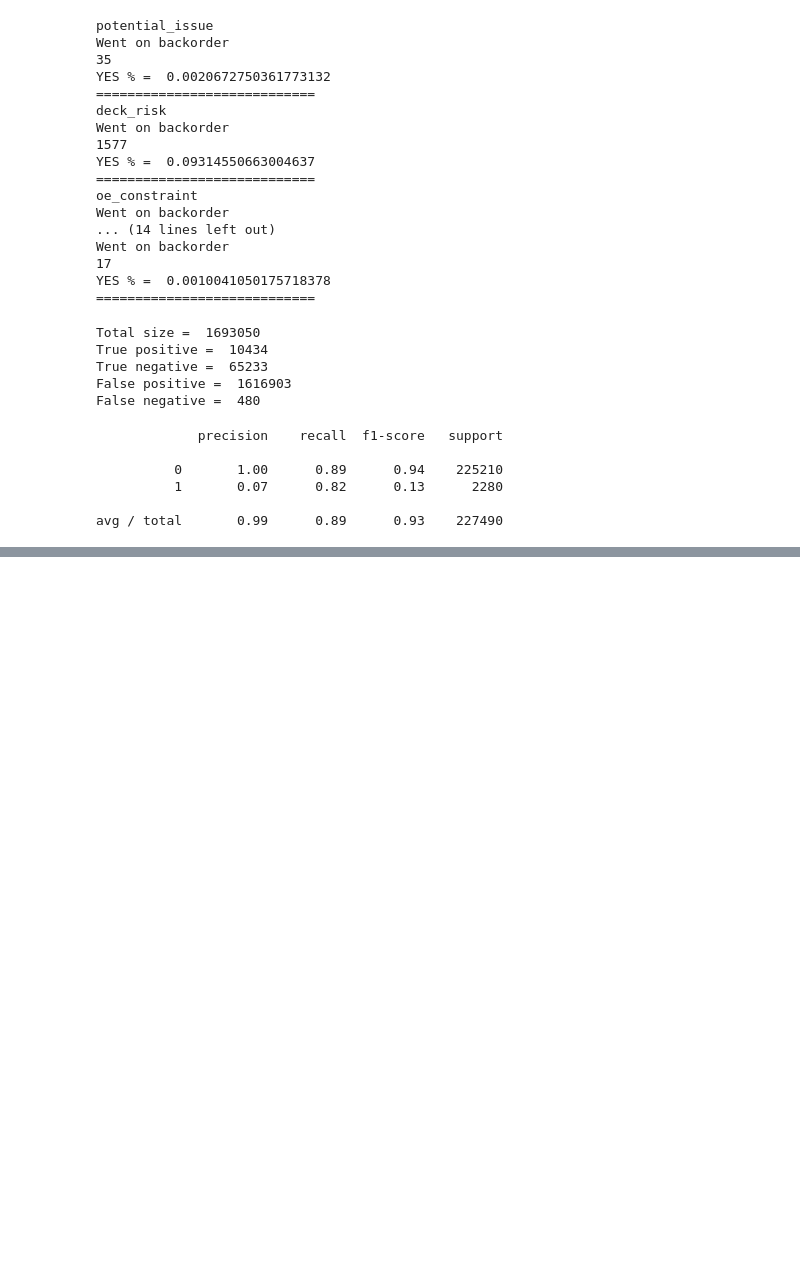
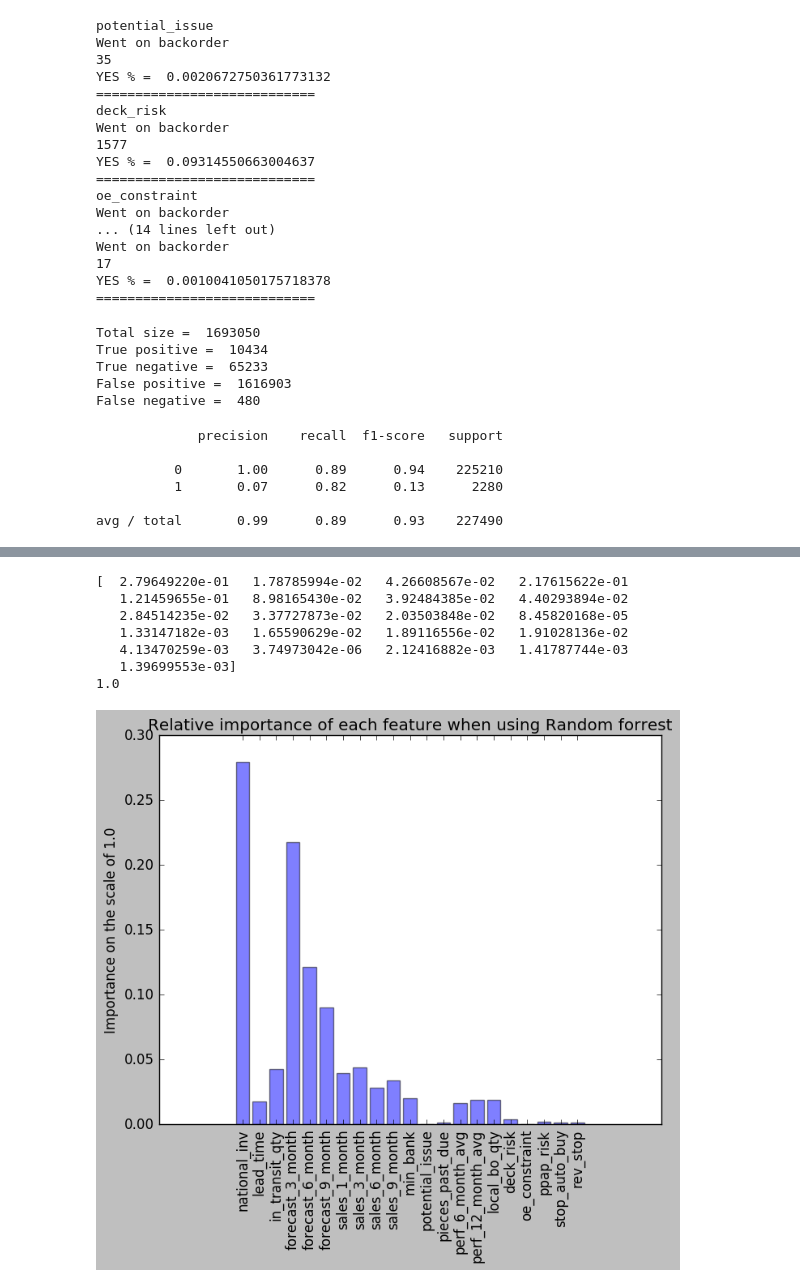
Before and after one commit to adarshakb/mlnd-capstone-project, a Jupyter notebook: Data-explorer.ipynb, the cells around one changed output, grey strips where cells are left out. Drawn from its saved outputs; the diff is of its cells as text; code cells hidden in the pictures; blank space fills up the shorter version.

```diff
--- a/Data-explorer.ipynb
+++ b/Data-explorer.ipynb
@@ -114,0 +138,25 @@ avg / total       0.99      0.89      0.93    227490
+# %%
+#lets examine the feature importance
+print(est.feature_importances_)
+print(np.sum(est.feature_importances_))
+
+
+objects = tuple(train_data.columns.values[:-1])
+y_pos = np.arange(len(objects))
+performance = est.feature_importances_
+
+plt.bar(y_pos, performance, align='center', alpha=0.5)
+plt.xticks(y_pos, objects, rotation='vertical')
+plt.ylabel('Importance on the scale of 1.0')
+plt.title('Relative importance of each feature when using Random forrest')
+
+plt.show()
+# %% [output]
+[  2.79649220e-01   1.78785994e-02   4.26608567e-02   2.17615622e-01
+   1.21459655e-01   8.98165430e-02   3.92484385e-02   4.40293894e-02
+   2.84514235e-02   3.37727873e-02   2.03503848e-02   8.45820168e-05
+   1.33147182e-03   1.65590629e-02   1.89116556e-02   1.91028136e-02
+   4.13470259e-03   3.74973042e-06   2.12416882e-03   1.41787744e-03
+   1.39699553e-03]
+1.0
+[figure, added]
```
Also changed, not shown: parts of 12 cells of this notebook.
